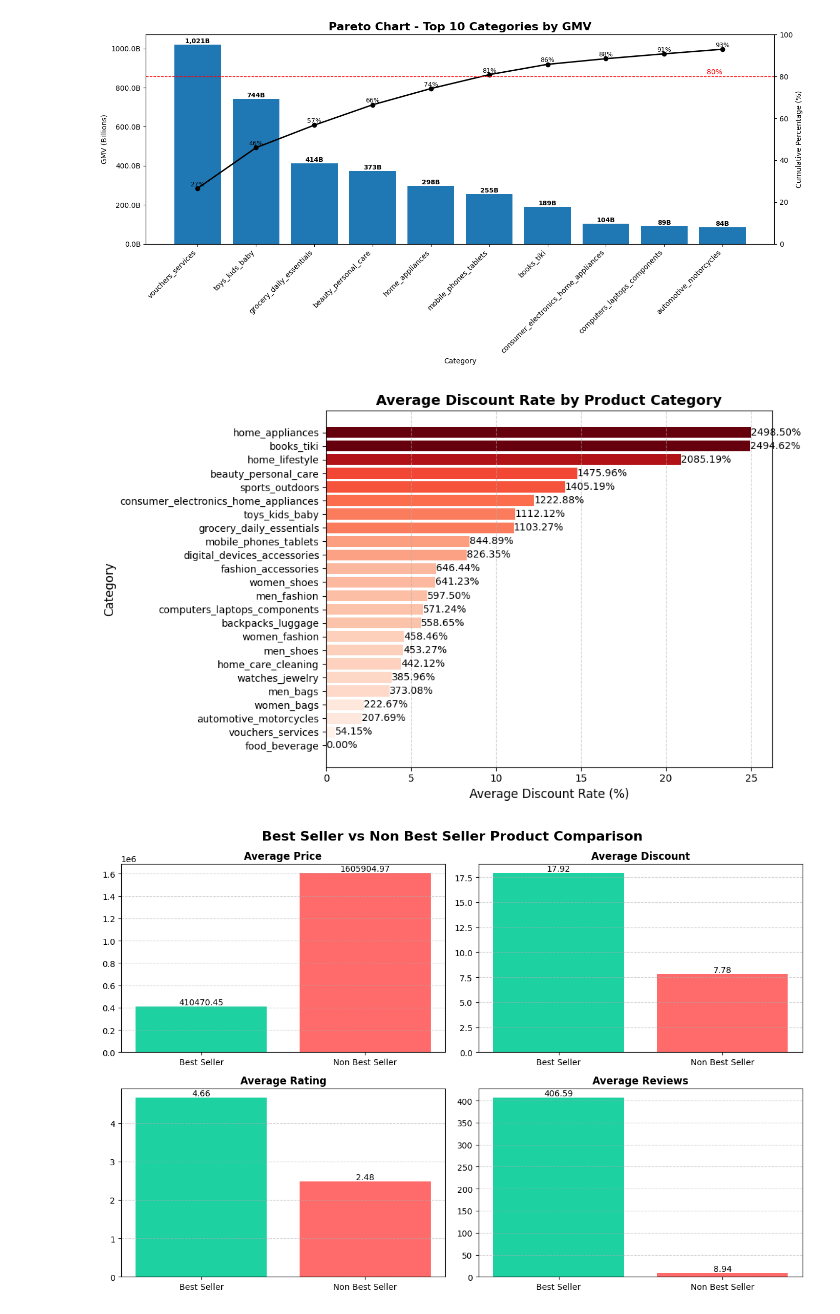
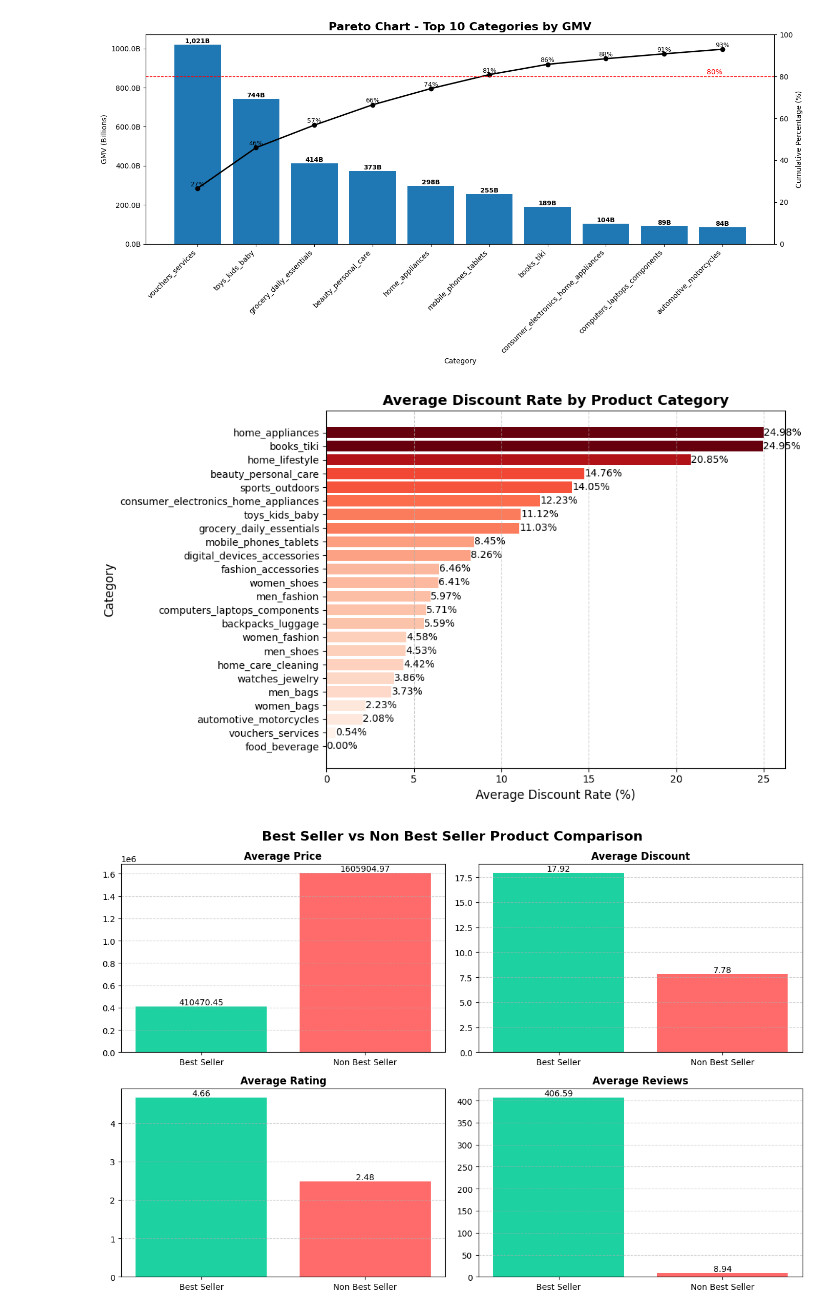
Before and after one commit to AI-Peak/DataScience_eCommerce_Tiki, a Jupyter notebook: analysis/03_matplotlib.ipynb, the cells around one changed output. Cells and saved outputs as stored; diff of their text form; code cells hidden in the pictures.

```diff
--- a/analysis/03_matplotlib.ipynb
+++ b/analysis/03_matplotlib.ipynb
@@ -227,35 +227,35 @@ bars = plt.barh(
     discount_category["avg_discount_rate"],
     color=colors
 )
 
 plt.xlabel("Average Discount Rate (%)", fontsize=12)
 plt.ylabel("Category", fontsize=12)
 
 plt.title(
     "Average Discount Rate by Product Category",
     fontsize=14,
     fontweight="bold"
 )
 
 plt.grid(axis="x", linestyle="--", alpha=0.6)
 
 # hiển thị số %
 for bar in bars:
     width = bar.get_width()
     plt.text(
         width,
         bar.get_y() + bar.get_height()/2,
-        f"{width:.2%}",
+        f"{width:.2f}%",
         va="center",
         fontsize=10
     )
 
 plt.gca().invert_yaxis()
 
 plt.tight_layout()
 plt.show()
 # %% [output]
-[figure, old version]
+[figure, new version]
 # %%
 #3. Vẽ biểu đồ so sánh Best Seller vs Non Best Seller
 metrics = ["avg_price","avg_discount","avg_rating","avg_reviews"]
```
